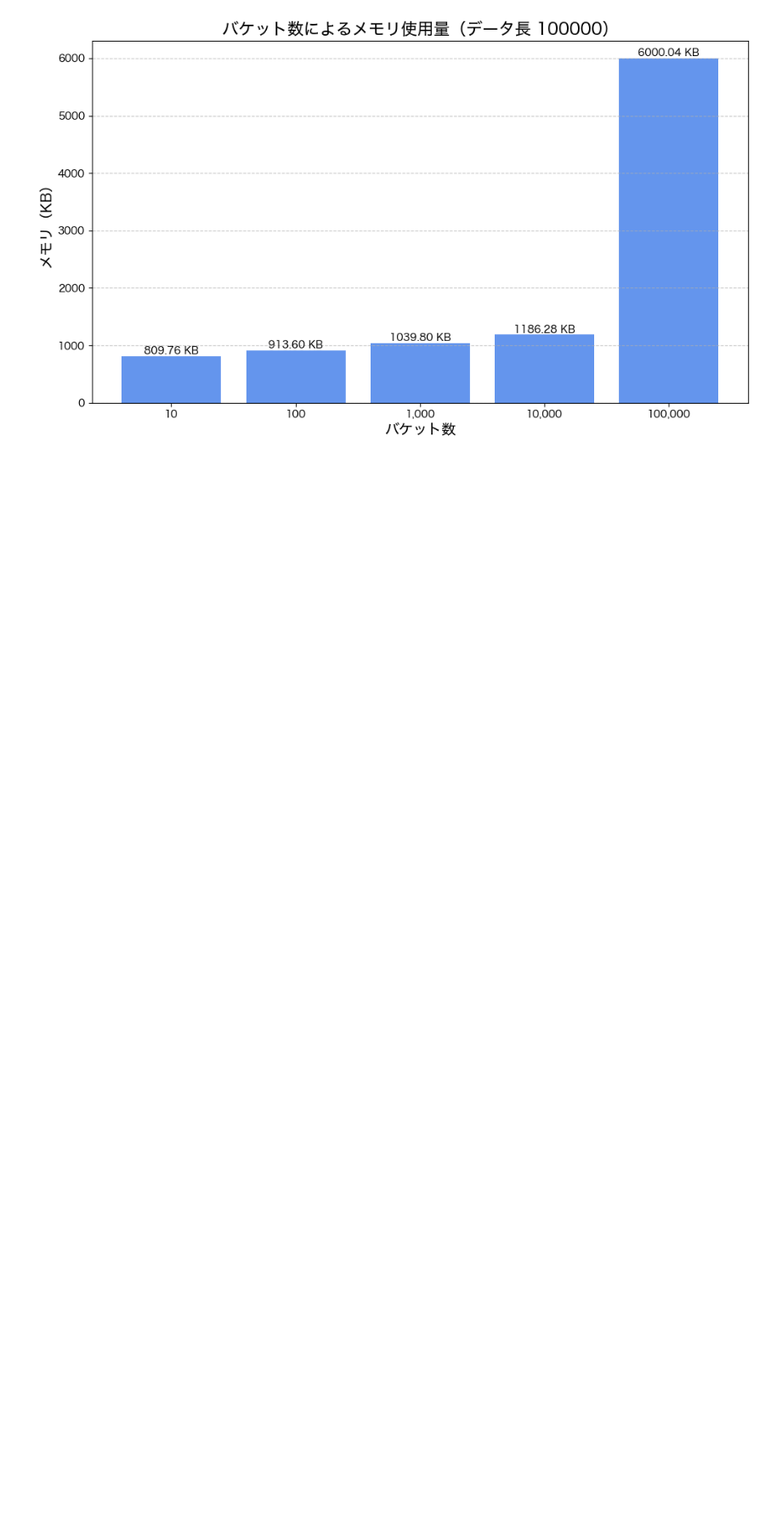
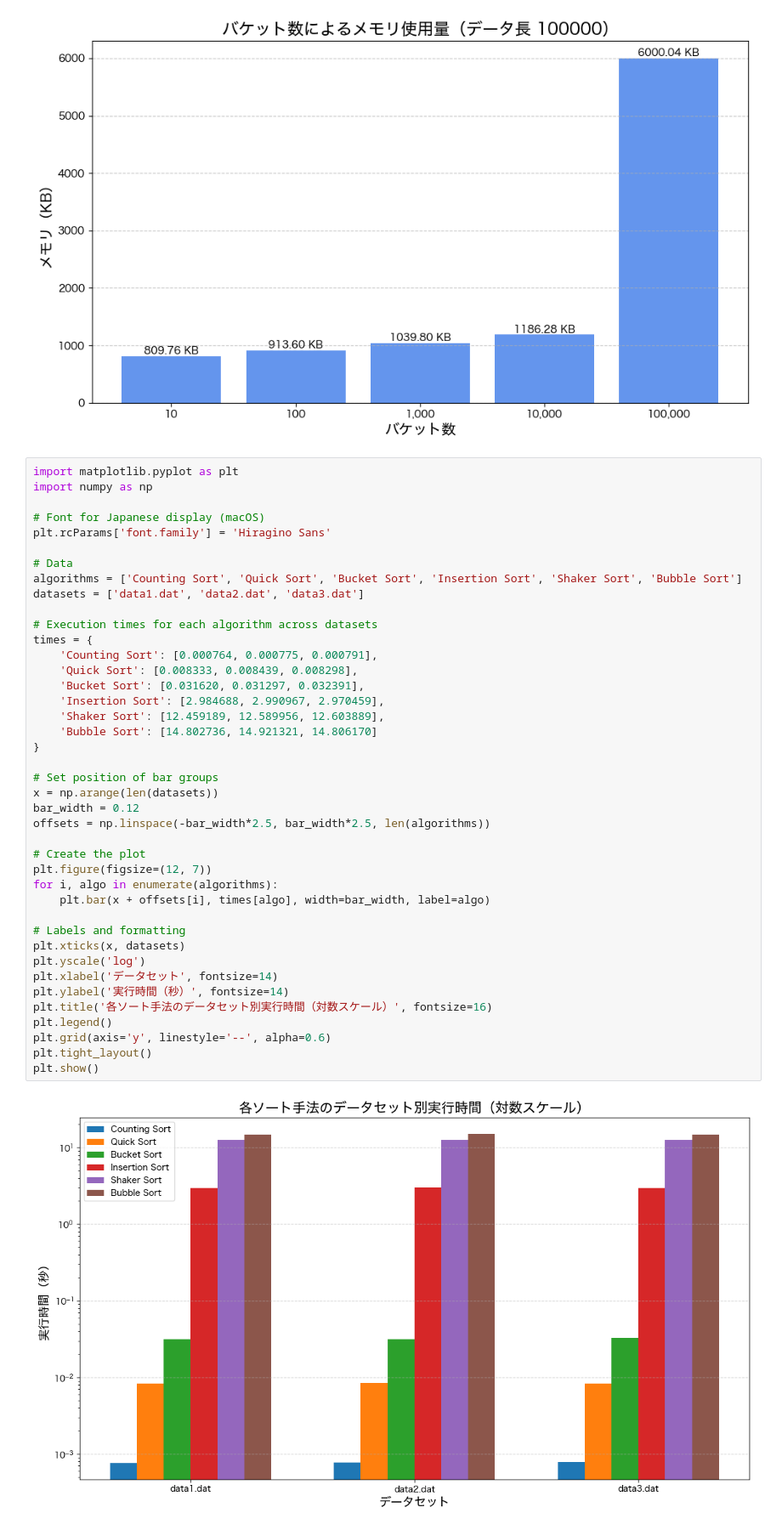
Before and after one commit to SorataBaka/sorting-algorithms, a Jupyter notebook: report/graphing.ipynb, the cells around one changed output. Shown at 85% size. Drawn from its saved outputs; the diff is of its cells as text; blank space fills up the shorter version.

```diff
--- a/report/graphing.ipynb
+++ b/report/graphing.ipynb
@@ -304,3 +304,46 @@ plt.show()
 # %% [output]
 [figure]
 [figure]
+# %%
+import matplotlib.pyplot as plt
+import numpy as np
+
+# Font for Japanese display (macOS)
+plt.rcParams['font.family'] = 'Hiragino Sans'
+
+# Data
+algorithms = ['Counting Sort', 'Quick Sort', 'Bucket Sort', 'Insertion Sort', 'Shaker Sort', 'Bubble Sort']
+datasets = ['data1.dat', 'data2.dat', 'data3.dat']
+
+# Execution times for each algorithm across datasets
+times = {
+    'Counting Sort': [0.000764, 0.000775, 0.000791],
+    'Quick Sort': [0.008333, 0.008439, 0.008298],
+    'Bucket Sort': [0.031620, 0.031297, 0.032391],
+    'Insertion Sort': [2.984688, 2.990967, 2.970459],
+    'Shaker Sort': [12.459189, 12.589956, 12.603889],
+    'Bubble Sort': [14.802736, 14.921321, 14.806170]
+}
+
+# Set position of bar groups
+x = np.arange(len(datasets))
+bar_width = 0.12
+offsets = np.linspace(-bar_width*2.5, bar_width*2.5, len(algorithms))
+
+# Create the plot
+plt.figure(figsize=(12, 7))
+for i, algo in enumerate(algorithms):
+    plt.bar(x + offsets[i], times[algo], width=bar_width, label=algo)
+
+# Labels and formatting
+plt.xticks(x, datasets)
+plt.yscale('log')
+plt.xlabel('データセット', fontsize=14)
+plt.ylabel('実行時間（秒）', fontsize=14)
+plt.title('各ソート手法のデータセット別実行時間（対数スケール）', fontsize=16)
+plt.legend()
+plt.grid(axis='y', linestyle='--', alpha=0.6)
+plt.tight_layout()
+plt.show()
+# %% [output]
+[figure, added]
```
Also changed, not shown: 11 other files.
